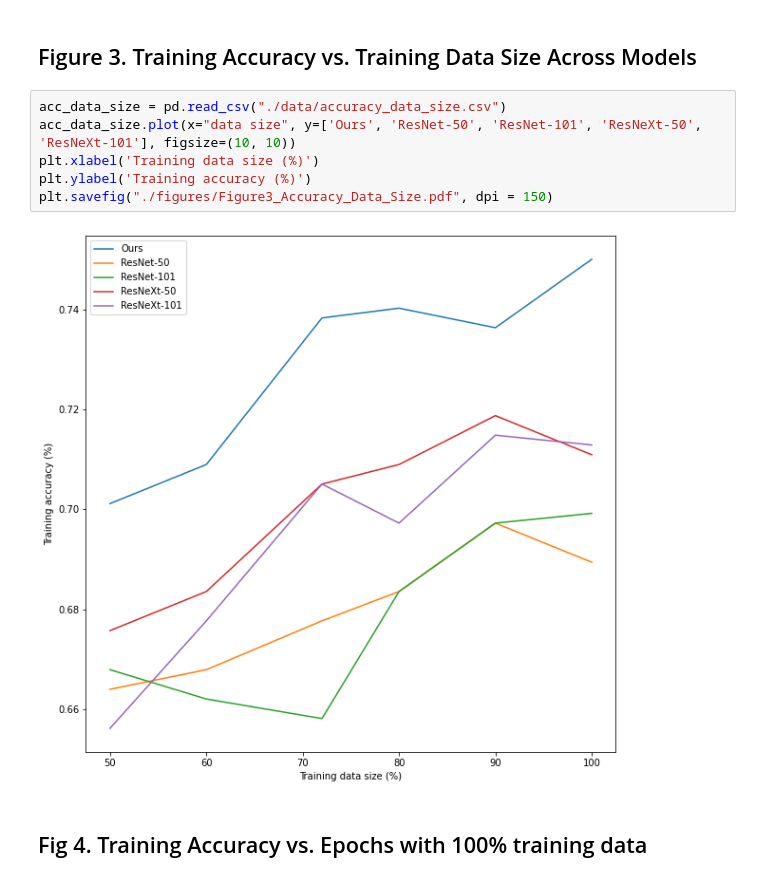
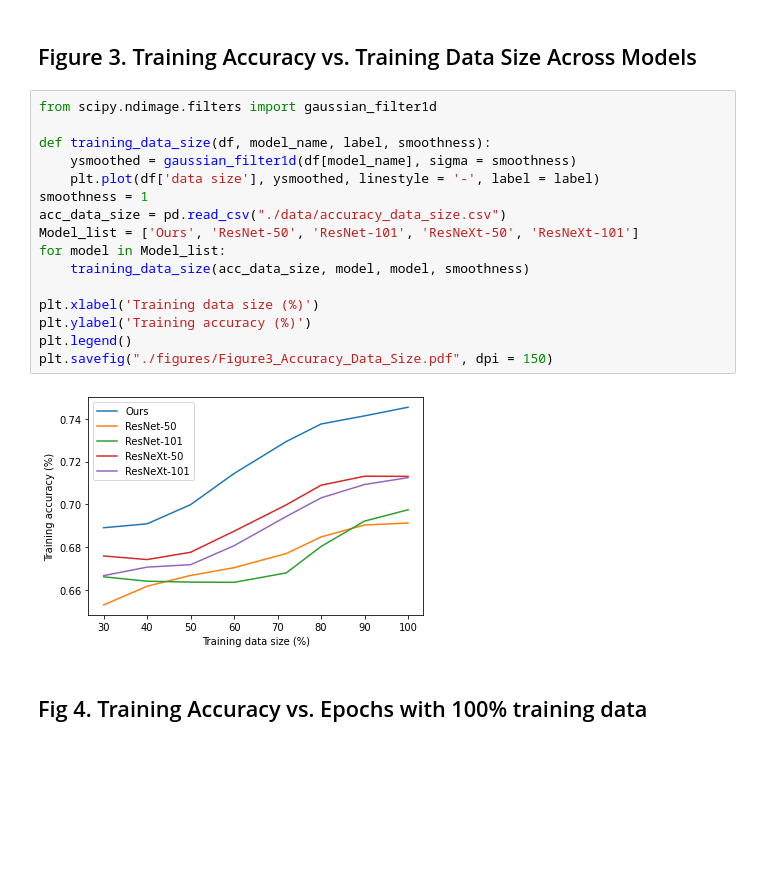
Before and after one commit to Deep-Fusion-Innovators/paper-Cervical-Cancer-Detection, a Jupyter notebook: figures.ipynb, the cells around one changed output. Drawn from its saved outputs; the diff is of its cells as text; blank space fills up the shorter version.

```diff
--- a/figures.ipynb
+++ b/figures.ipynb
@@ -105,12 +106,22 @@ plt.savefig("./figures/Figure2_Confusion_Matrix.pdf", dpi = 150)
 # %% [markdown]
 ## Figure 3. Training Accuracy vs. Training Data Size Across Models
 # %%
+from scipy.ndimage.filters import gaussian_filter1d
+
+def training_data_size(df, model_name, label, smoothness):
+    ysmoothed = gaussian_filter1d(df[model_name], sigma = smoothness)
+    plt.plot(df['data size'], ysmoothed, linestyle = '-', label = label)
+smoothness = 1
 acc_data_size = pd.read_csv("./data/accuracy_data_size.csv")
-acc_data_size.plot(x="data size", y=['Ours', 'ResNet-50', 'ResNet-101', 'ResNeXt-50', 'ResNeXt-101'], figsize=(10, 10))
+Model_list = ['Ours', 'ResNet-50', 'ResNet-101', 'ResNeXt-50', 'ResNeXt-101']
+for model in Model_list:
+    training_data_size(acc_data_size, model, model, smoothness)
+
 plt.xlabel('Training data size (%)')
 plt.ylabel('Training accuracy (%)')
+plt.legend()
 plt.savefig("./figures/Figure3_Accuracy_Data_Size.pdf", dpi = 150)
 # %% [output]
-[figure, old version]
+[figure, new version]
 # %% [markdown]
 ## Fig 4. Training Accuracy vs. Epochs with 100% training data
```
Also changed, not shown: parts of 5 cells of this notebook, 6 other files.
